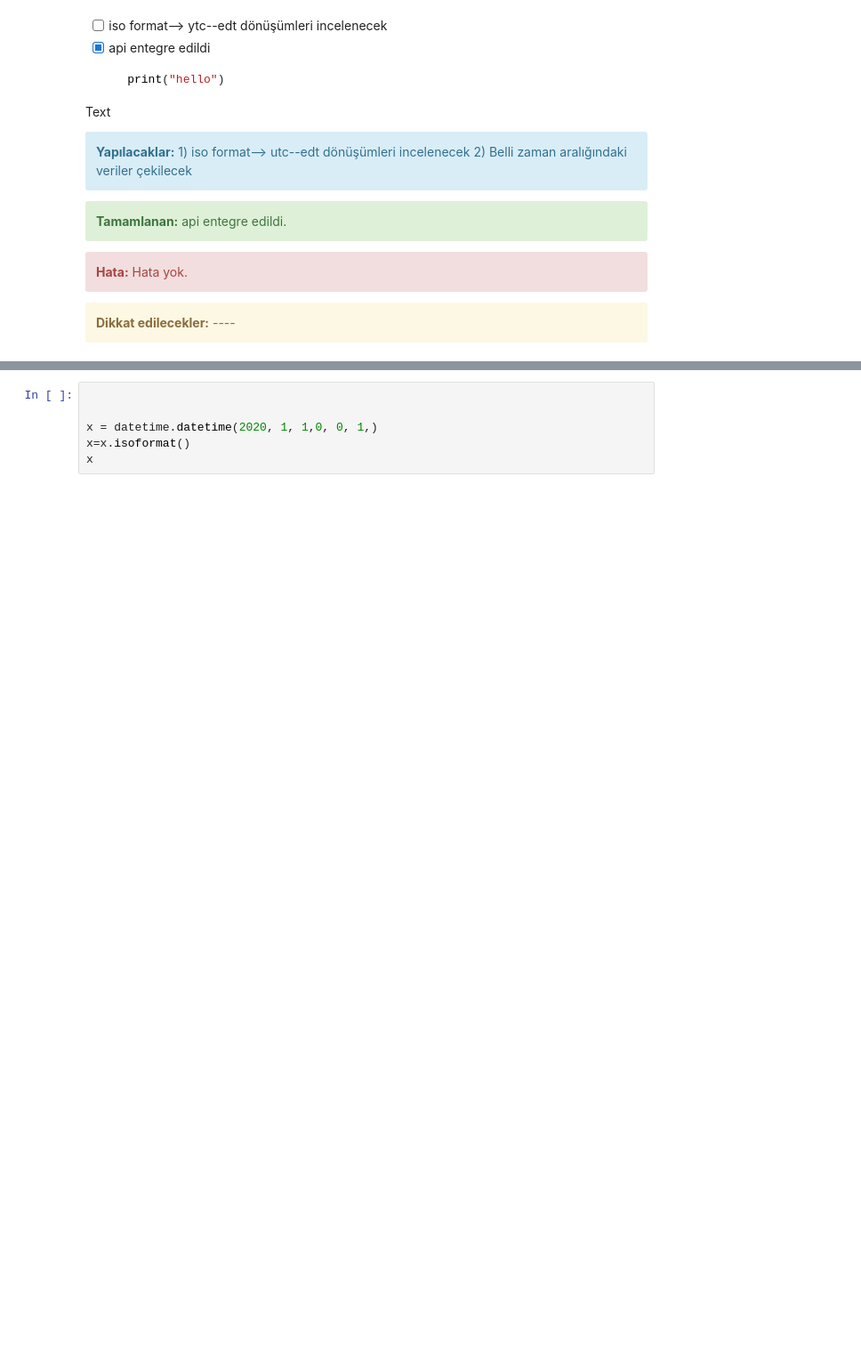
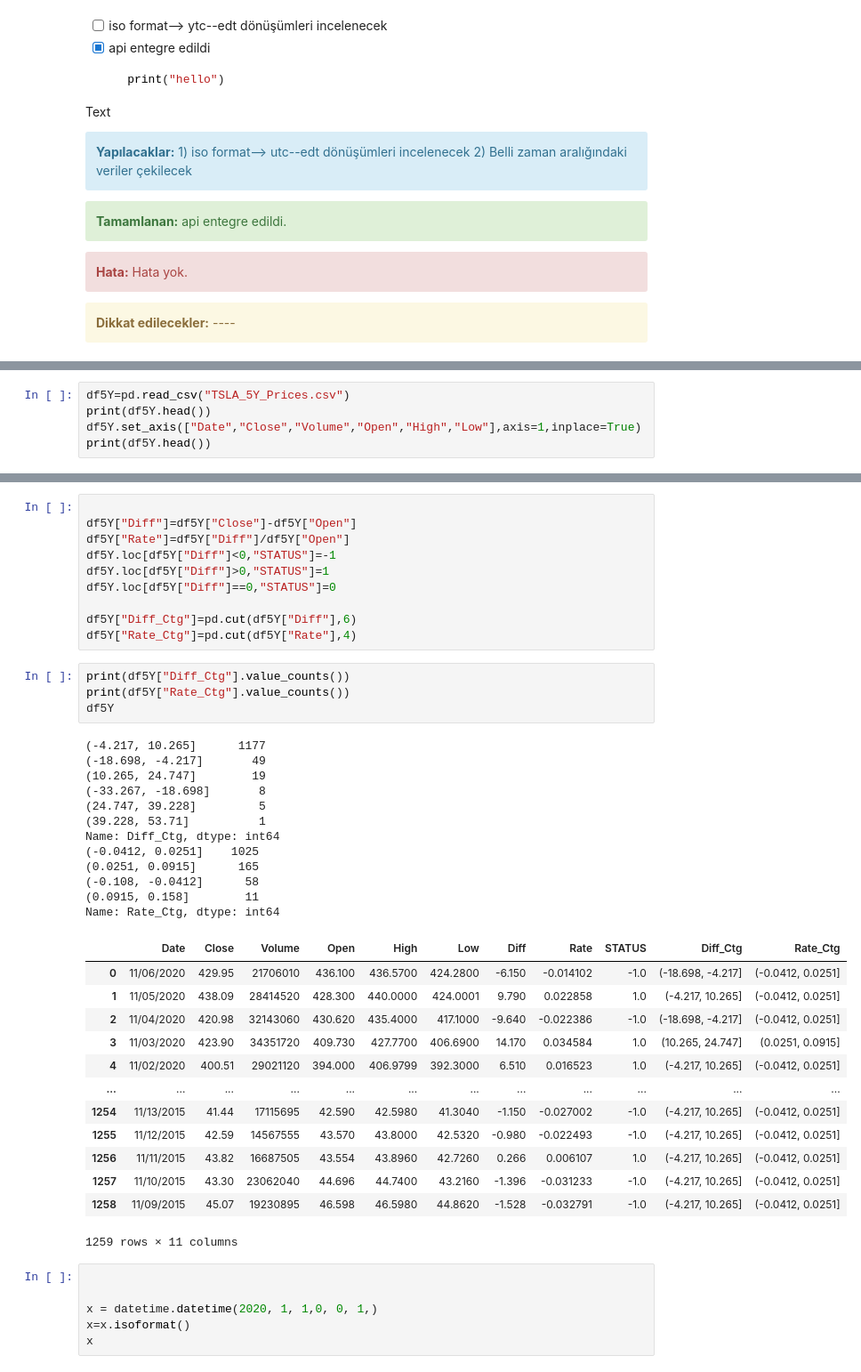
Before and after one commit to enesyuzak/getfinnews, a Jupyter notebook: preProcessNews.ipynb, the cells around one changed output, grey strips where cells are left out. Shown at 89% size. Saved outputs shown, nothing was run; the diff lists cells and outputs as text; blank space fills up the shorter version.

```diff
--- a/preProcessNews.ipynb
+++ b/preProcessNews.ipynb
@@ -573,0 +592,5 @@ df_c
+# %%
+df5Y=pd.read_csv("TSLA_5Y_Prices.csv")
+print(df5Y.head())
+df5Y.set_axis(["Date","Close","Volume","Open","High","Low"],axis=1,inplace=True)
+print(df5Y.head())
@@ -574,3 +610,43 @@ df_c
+# %%
+
+df5Y["Diff"]=df5Y["Close"]-df5Y["Open"]
+df5Y["Rate"]=df5Y["Diff"]/df5Y["Open"]
+df5Y.loc[df5Y["Diff"]<0,"STATUS"]=-1
+df5Y.loc[df5Y["Diff"]>0,"STATUS"]=1
+df5Y.loc[df5Y["Diff"]==0,"STATUS"]=0
+
+df5Y["Diff_Ctg"]=pd.cut(df5Y["Diff"],6)
+df5Y["Rate_Ctg"]=pd.cut(df5Y["Rate"],4)
+# %%
+print(df5Y["Diff_Ctg"].value_counts())
+print(df5Y["Rate_Ctg"].value_counts())
+df5Y
+# %% [output]
+(-4.217, 10.265]      1177
+(-18.698, -4.217]       49
+(10.265, 24.747]        19
+(-33.267, -18.698]       8
+(24.747, 39.228]         5
+(39.228, 53.71]          1
+Name: Diff_Ctg, dtype: int64
+(-0.0412, 0.0251]    1025
+(0.0251, 0.0915]      165
+(-0.108, -0.0412]      58
+(0.0915, 0.158]        11
+Name: Rate_Ctg, dtype: int64
+|  | Date | Close | Volume | Open | High | Low | Diff | Rate | STATUS | Diff_Ctg | Rate_Ctg |
+| 0 | 11/06/2020 | 429.95 | 21706010 | 436.100 | 436.5700 | 424.2800 | -6.150 | -0.014102 | -1.0 | (-18.698, -4.217] | (-0.0412, 0.0251] |
+| 1 | 11/05/2020 | 438.09 | 28414520 | 428.300 | 440.0000 | 424.0001 | 9.790 | 0.022858 | 1.0 | (-4.217, 10.265] | (-0.0412, 0.0251] |
+| 2 | 11/04/2020 | 420.98 | 32143060 | 430.620 | 435.4000 | 417.1000 | -9.640 | -0.022386 | -1.0 | (-18.698, -4.217] | (-0.0412, 0.0251] |
+| 3 | 11/03/2020 | 423.90 | 34351720 | 409.730 | 427.7700 | 406.6900 | 14.170 | 0.034584 | 1.0 | (10.265, 24.747] | (0.0251, 0.0915] |
+| 4 | 11/02/2020 | 400.51 | 29021120 | 394.000 | 406.9799 | 392.3000 | 6.510 | 0.016523 | 1.0 | (-4.217, 10.265] | (-0.0412, 0.0251] |
+| ... | ... | ... | ... | ... | ... | ... | ... | ... | ... | ... | ... |
+| 1254 | 11/13/2015 | 41.44 | 17115695 | 42.590 | 42.5980 | 41.3040 | -1.150 | -0.027002 | -1.0 | (-4.217, 10.265] | (-0.0412, 0.0251] |
+| 1255 | 11/12/2015 | 42.59 | 14567555 | 43.570 | 43.8000 | 42.5320 | -0.980 | -0.022493 | -1.0 | (-4.217, 10.265] | (-0.0412, 0.0251] |
+| 1256 | 11/11/2015 | 43.82 | 16687505 | 43.554 | 43.8960 | 42.7260 | 0.266 | 0.006107 | 1.0 | (-4.217, 10.265] | (-0.0412, 0.0251] |
+| 1257 | 11/10/2015 | 43.30 | 23062040 | 44.696 | 44.7400 | 43.2160 | -1.396 | -0.031233 | -1.0 | (-4.217, 10.265] | (-0.0412, 0.0251] |
+| 1258 | 11/09/2015 | 45.07 | 19230895 | 46.598 | 46.5980 | 44.8620 | -1.528 | -0.032791 | -1.0 | (-4.217, 10.265] | (-0.0412, 0.0251] |
+1259 rows × 11 columns
 # %%
 
 
```
Also changed, not shown: parts of 11 cells of this notebook, 34 other files.
